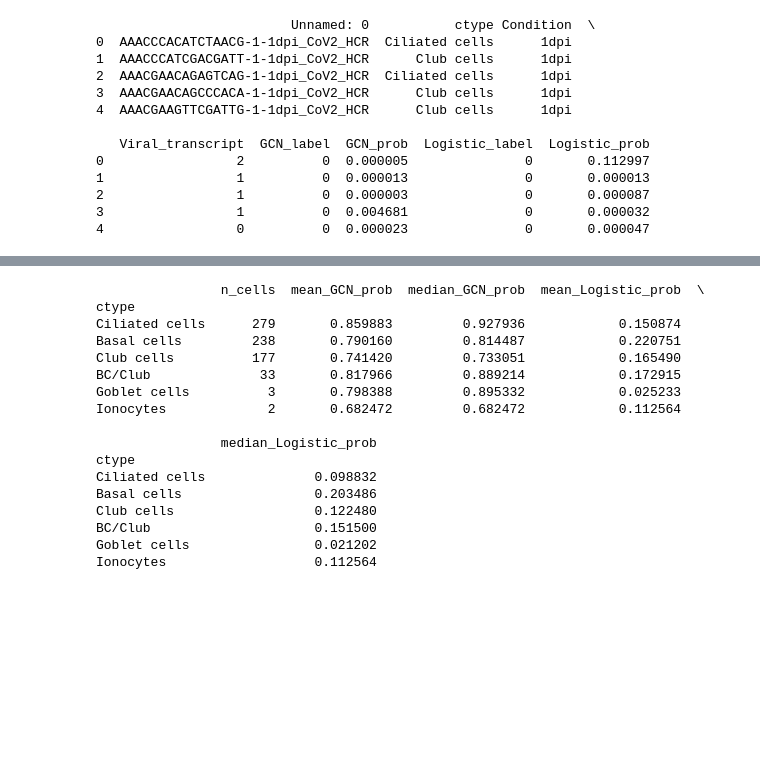
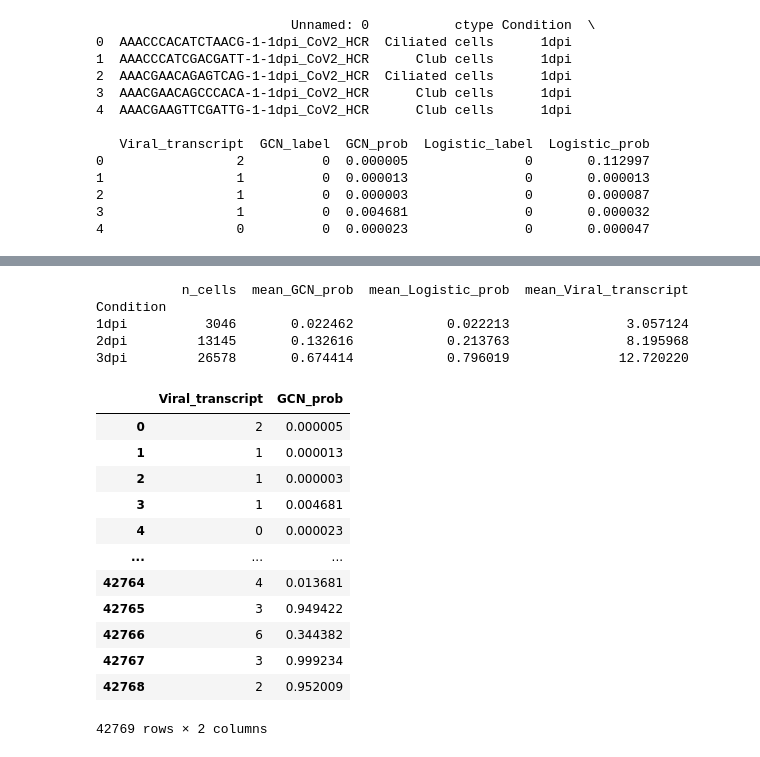
Before and after one commit to Lai-jun-yan/Academia-Sinica-internship-project, a Jupyter notebook: Aim_2/Ravindra2021.raw_count.stdprep.h5ad的細胞標籤/將mock拿掉重跑/其他機器學習模型/08_06簡報分析修正_log.ipynb, the cells around one changed output, grey strips where cells are left out. Drawn from its saved outputs; the diff is of its cells as text; code cells hidden in the pictures; blank space fills up the shorter version.

```diff
--- a/Aim_2/Ravindra2021.raw_count.stdprep.h5ad的細胞標籤/將mock拿掉重跑/其他機器學習模型/08_06簡報分析修正_log.ipynb
+++ b/Aim_2/Ravindra2021.raw_count.stdprep.h5ad的細胞標籤/將mock拿掉重跑/其他機器學習模型/08_06簡報分析修正_log.ipynb
@@ -577,29 +331,36 @@ Neuroendocrine cells            30             0           0.000000
 # %%
-print(gcn1_logistic0_viral0.groupby("ctype").agg(
-    n_cells=("Unnamed: 0", "size"),
-    mean_GCN_prob=("GCN_prob", "mean"),
-    median_GCN_prob=("GCN_prob", "median"),
-    mean_Logistic_prob=("Logistic_prob", "mean"),
-    median_Logistic_prob=("Logistic_prob", "median")
-).sort_values(
-    "n_cells",
-    ascending=False
-))
+condition_summary = (
+    comparison_df
+    .groupby("Condition")
+    .agg(
+        n_cells=("Unnamed: 0", "size"),
+        mean_GCN_prob=("GCN_prob", "mean"),
+        mean_Logistic_prob=("Logistic_prob", "mean"),
+        mean_Viral_transcript=("Viral_transcript", "mean")
+    )
+)
+
+print(condition_summary)
 # %% [output]
-                n_cells  mean_GCN_prob  median_GCN_prob  mean_Logistic_prob  \
-ctype
-Ciliated cells      279       0.859883         0.927936            0.150874
-Basal cells         238       0.790160         0.814487            0.220751
-Club cells          177       0.741420         0.733051            0.165490
-BC/Club              33       0.817966         0.889214            0.172915
-Goblet cells          3       0.798388         0.895332            0.025233
-Ionocytes             2       0.682472         0.682472            0.112564
-
-                median_Logistic_prob
-ctype
-Ciliated cells              0.098832
-Basal cells                 0.203486
-Club cells                  0.122480
-BC/Club                     0.151500
-Goblet cells                0.021202
-Ionocytes                   0.112564
+           n_cells  mean_GCN_prob  mean_Logistic_prob  mean_Viral_transcript
+Condition
+1dpi          3046       0.022462            0.022213               3.057124
+2dpi         13145       0.132616            0.213763               8.195968
+3dpi         26578       0.674414            0.796019              12.720220
+# %%
+# GCN判斷細胞是否感染的機率與病毒轉錄體的多寡之關係
+comparison_df.loc[:,["Viral_transcript" , "GCN_prob"]]
+# %% [output]
+|  | Viral_transcript | GCN_prob |
+| 0 | 2 | 0.000005 |
+| 1 | 1 | 0.000013 |
+| 2 | 1 | 0.000003 |
+| 3 | 1 | 0.004681 |
+| 4 | 0 | 0.000023 |
+| ... | ... | ... |
+| 42764 | 4 | 0.013681 |
+| 42765 | 3 | 0.949422 |
+| 42766 | 6 | 0.344382 |
+| 42767 | 3 | 0.999234 |
+| 42768 | 2 | 0.952009 |
+42769 rows × 2 columns
```
Also changed, not shown: parts of 28 cells of this notebook.
